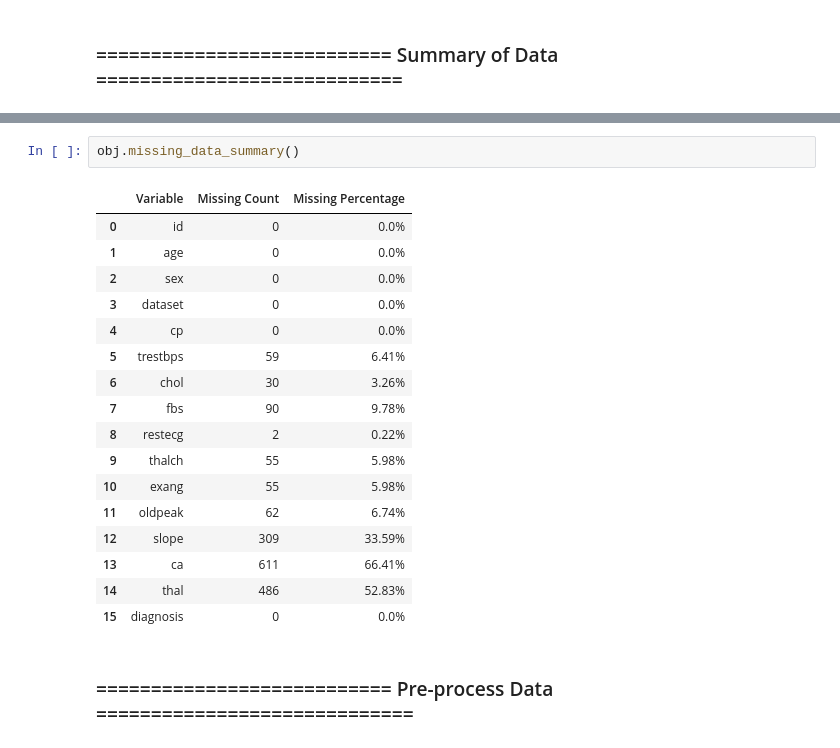
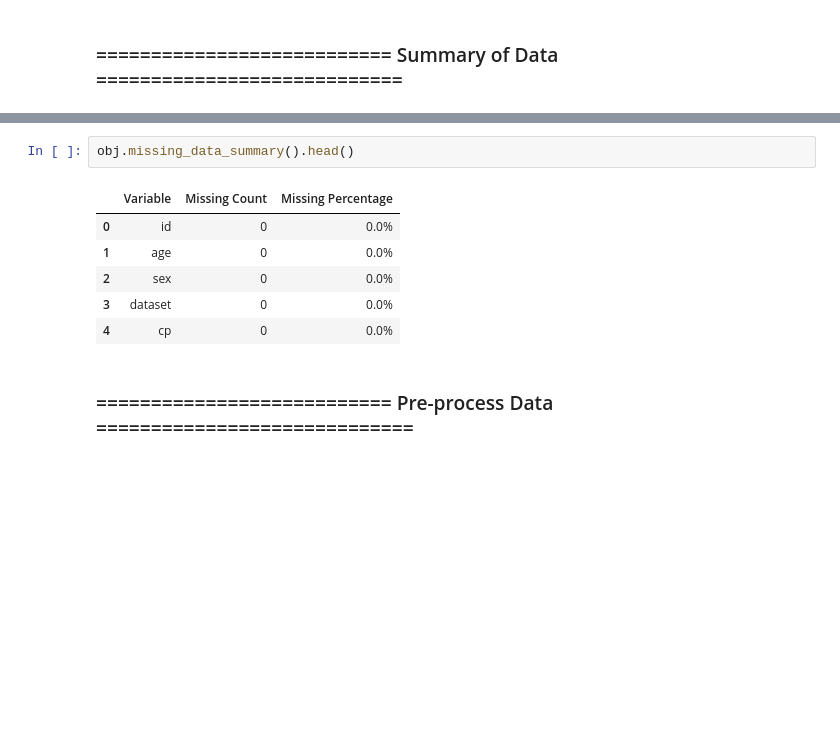
Before and after one commit to Abhijeet-Real/GeeseTools, a Jupyter notebook: DataAnalysis.ipynb, the cells around one changed output, grey strips where cells are left out. Cells and saved outputs as stored; diff of their text form; blank space fills up the shorter version.

```diff
--- a/DataAnalysis.ipynb
+++ b/DataAnalysis.ipynb
@@ -53,23 +43,12 @@ obj.unique_value_summary()
 # %%
-obj.missing_data_summary()
+obj.missing_data_summary().head()
 # %% [output]
 |  | Variable | Missing Count | Missing Percentage |
 | 0 | id | 0 | 0.0% |
 | 1 | age | 0 | 0.0% |
 | 2 | sex | 0 | 0.0% |
 | 3 | dataset | 0 | 0.0% |
 | 4 | cp | 0 | 0.0% |
-| 5 | trestbps | 59 | 6.41% |
-| 6 | chol | 30 | 3.26% |
-| 7 | fbs | 90 | 9.78% |
-| 8 | restecg | 2 | 0.22% |
-| 9 | thalch | 55 | 5.98% |
-| 10 | exang | 55 | 5.98% |
-| 11 | oldpeak | 62 | 6.74% |
-| 12 | slope | 309 | 33.59% |
-| 13 | ca | 611 | 66.41% |
-| 14 | thal | 486 | 52.83% |
-| 15 | diagnosis | 0 | 0.0% |
 # %% [markdown]
 ### =========================== Pre-process Data =============================
 # %%
```
Also changed, not shown: parts of 11 cells of this notebook.
